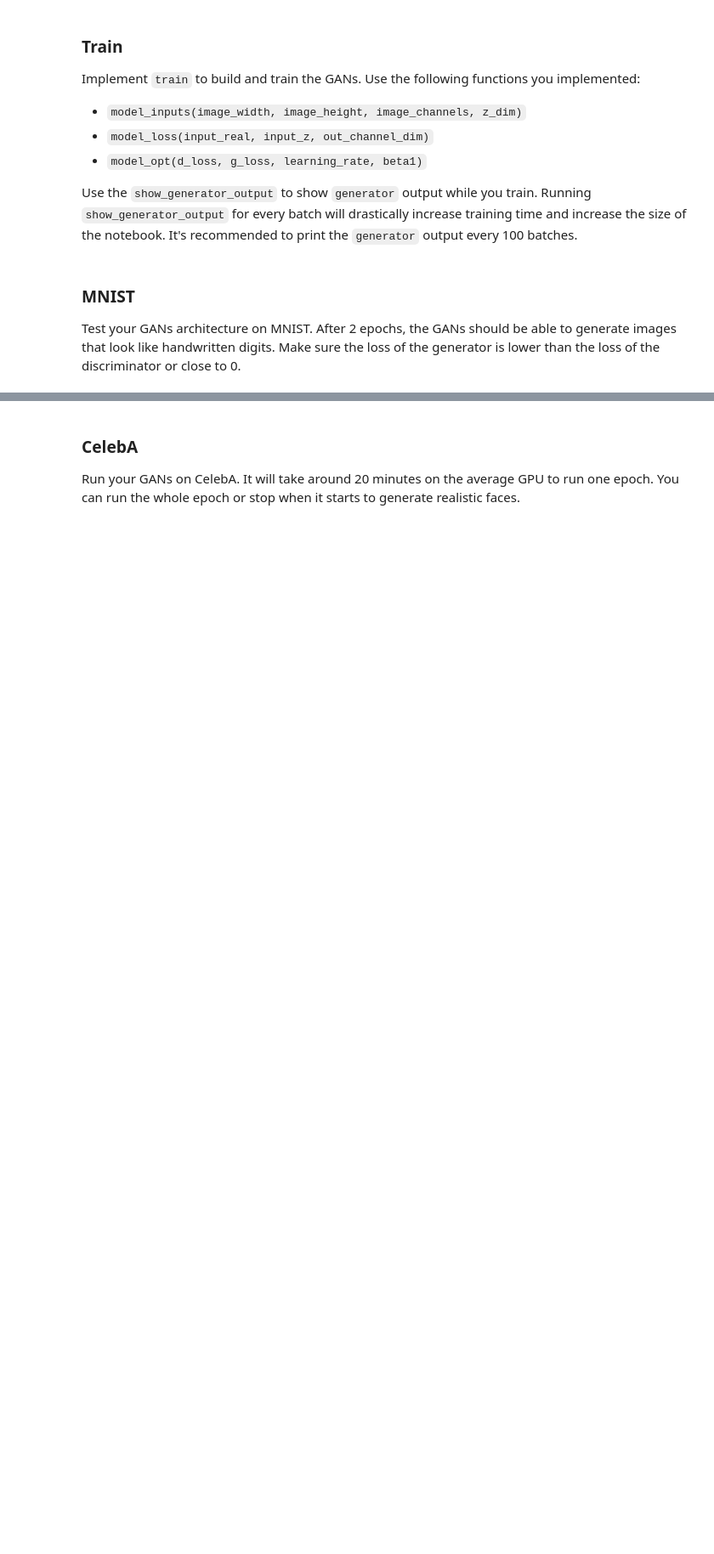
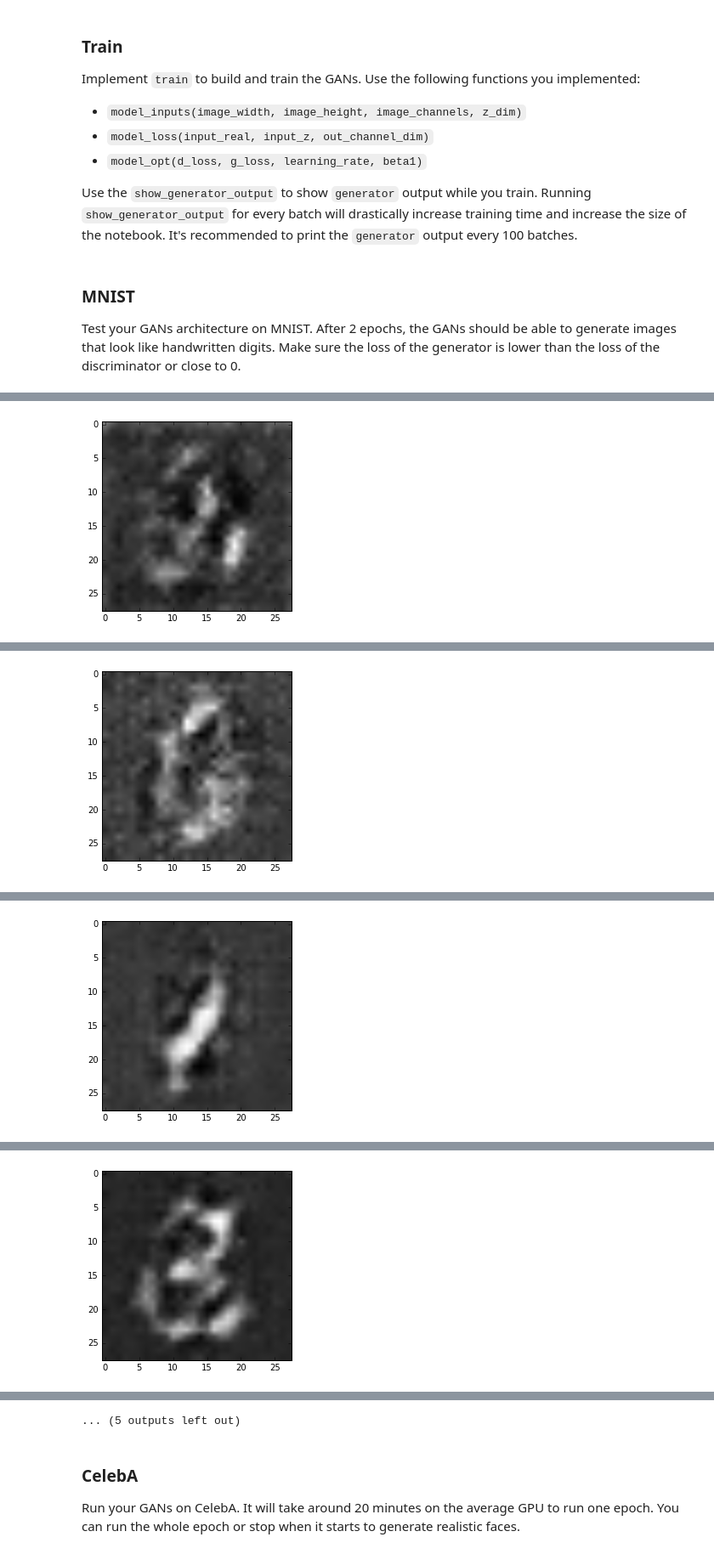
Before and after one commit to LRParser/DCGAN-face-generation, a Jupyter notebook: dlnd_face_generation.ipynb, the cells around one changed output, grey strips where cells are left out. Shown: that part at 85% size. Drawn from its saved outputs; the diff is of its cells as text; code cells hidden in the pictures; blank space fills up the shorter version.

Commit message:
Updated training function from StreetView example

```diff
--- a/dlnd_face_generation.ipynb
+++ b/dlnd_face_generation.ipynb
@@ -119,9 +119,9 @@ def model_inputs(image_width, image_height, image_channels, z_dim):
 
     inputs_real = tf.placeholder(dtype=tf.float32,shape=(None,image_width,image_height,image_channels),name="input_real")
     inputs_z = tf.placeholder(dtype=tf.float32,shape=(None,z_dim),name="input_z")
-    learning_rate = tf.placeholder(dtype=tf.float32,name="learning_rate")
+    lr_placeholder = tf.placeholder(dtype=tf.float32,name="lr_placeholder")
 
-    return inputs_real, inputs_z, learning_rate
+    return inputs_real, inputs_z, lr_placeholder
 
 
 """
@@ -319,19 +342,46 @@ def train(epoch_count, batch_size, z_dim, learning_rate, beta1, get_batches, dat
     # TODO: Build Model
 
 
+    input_real, input_z, _ = model_inputs(data_shape[1], data_shape[2], data_shape[3], z_dim)
+
+    d_loss, g_loss = model_loss(input_real, input_z, data_shape[3])
+    d_opt, g_opt = model_opt(d_loss, g_loss, learning_rate, beta1)
+
     with tf.Session() as sess:
         sess.run(tf.global_variables_initializer())
-        for epoch_i in range(epoch_count):
+        for e in range(epochs):
+            steps = 0
             for batch_images in get_batches(batch_size):
-                # TODO: Train Model
+                steps += 1
+
+                # Sample random noise for G
+                batch_z = np.random.uniform(-1, 1, size=(batch_size, z_dim))
+
+                # Run optimizers
+                _ = sess.run(d_opt, feed_dict={input_real: batch_images, input_z: batch_z})
+                _ = sess.run(g_opt, feed_dict={input_z: batch_z, input_real: batch_images})
+                _ = sess.run(g_opt, feed_dict={input_z: batch_z, input_real: batch_images})
+
+
+                if steps % 10 == 0:
+                    # At the end of each epoch, get the losses and print them out
+                    train_loss_d = d_loss.eval({input_z: batch_z, input_real: batch_images})
+                    train_loss_g = g_loss.eval({input_z: batch_z})
+
+                    print("Epoch {}/{}...".format(e+1, epochs),
+                          "Discriminator Loss: {:.4f}...".format(train_loss_d),
+                          "Generator Loss: {:.4f}".format(train_loss_g))
+
+                if steps % 100 == 0:
+                    show_generator_output(sess, 1, input_z, data_shape[3], data_image_mode)
 # %% [markdown]
 ### MNIST
 Test your GANs architecture on MNIST.  After 2 epochs, the GANs should be able to generate images that look like handwritten digits.  Make sure the loss of the generator is lower than the loss of the discriminator or close to 0.
 # %%
-batch_size = None
-z_dim = None
-learning_rate = None
-beta1 = None
+batch_size = 128
+z_dim = 100
+learning_rate = 0.0002
+beta1 = 0.5
 
 
 """
@@ -343,3 +393,4 @@ mnist_dataset = helper.Dataset('mnist', glob(os.path.join(data_dir, 'mnist/*.jpg
 with tf.Graph().as_default():
     train(epochs, batch_size, z_dim, learning_rate, beta1, mnist_dataset.get_batches,
           mnist_dataset.shape, mnist_dataset.image_mode)
+# %% [output]
@@ -345,0 +407 @@ with tf.Graph().as_default():
+[figure, added]
@@ -345,0 +418 @@ with tf.Graph().as_default():
+[figure, added]
@@ -345,0 +429 @@ with tf.Graph().as_default():
+[figure, added]
@@ -345,0 +440 @@ with tf.Graph().as_default():
+[figure, added]
@@ -346,3 +469,4 @@ with tf.Graph().as_default():
+... (5 outputs left out)
 # %% [markdown]
 ### CelebA
 Run your GANs on CelebA.  It will take around 20 minutes on the average GPU to run one epoch.  You can run the whole epoch or stop when it starts to generate realistic faces.
```
Also changed, not shown: parts of 5 cells of this notebook.
